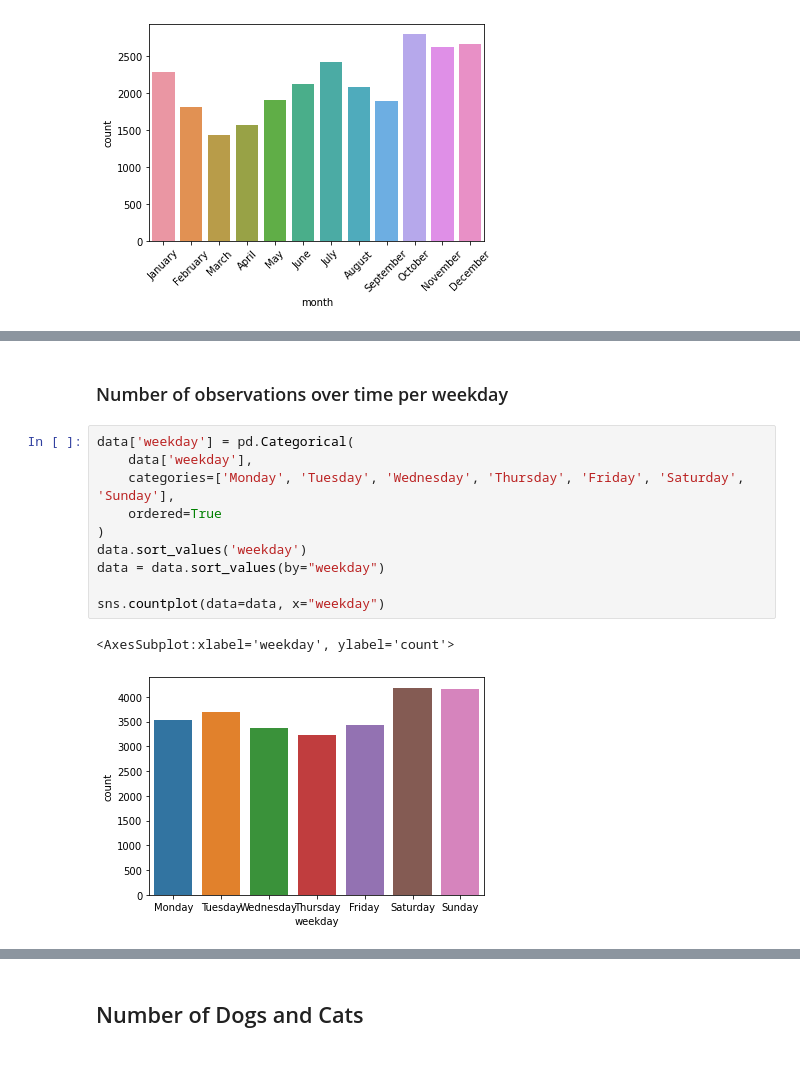
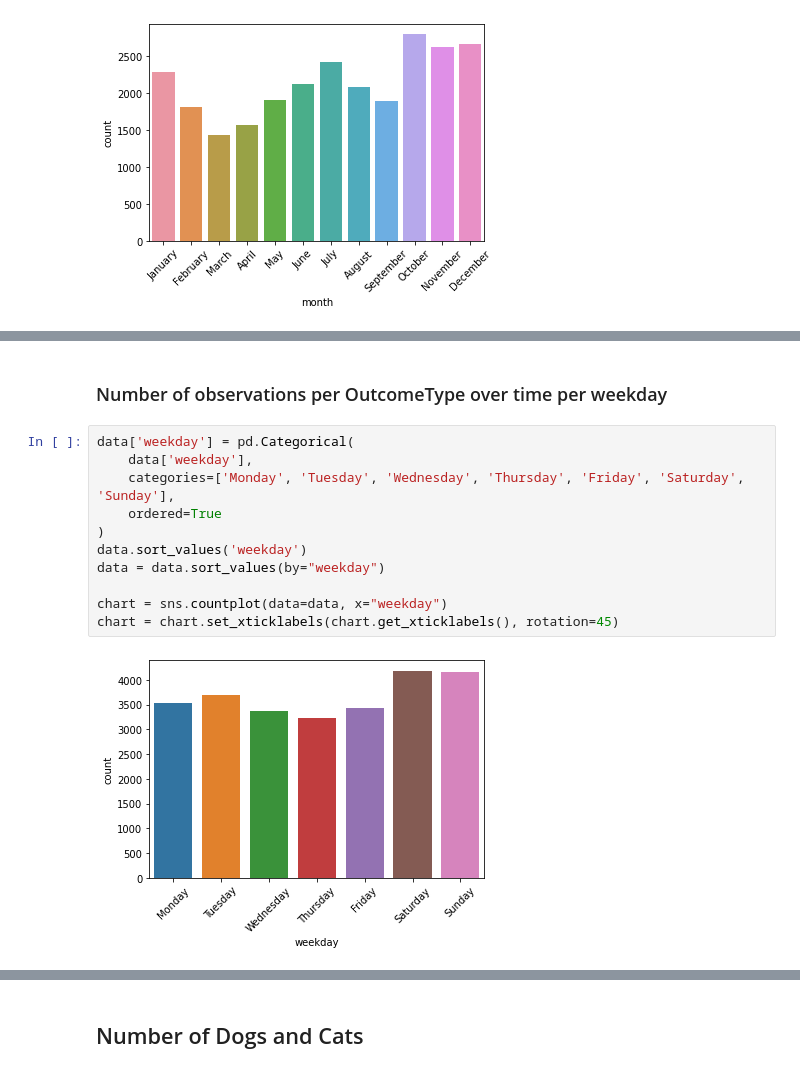
Before and after one commit to DavidSiegl/Animal-Shelter-Analysis, a Jupyter notebook: exploratory data analysis.ipynb, the cells around one changed output, grey strips where cells are left out. Saved outputs shown, nothing was run; the diff lists cells and outputs as text.

```diff
--- a/exploratory data analysis.ipynb
+++ b/exploratory data analysis.ipynb
@@ -45,15 +50,15 @@ chart = chart.set_xticklabels(chart.get_xticklabels(), rotation=45)
 # %% [markdown]
-### Number of observations over time per weekday
+### Number of observations per OutcomeType over time per weekday
 # %%
 data['weekday'] = pd.Categorical(
     data['weekday'],
     categories=['Monday', 'Tuesday', 'Wednesday', 'Thursday', 'Friday', 'Saturday', 'Sunday'],
     ordered=True
 )
 data.sort_values('weekday')
 data = data.sort_values(by="weekday")
 
-sns.countplot(data=data, x="weekday")
+chart = sns.countplot(data=data, x="weekday")
+chart = chart.set_xticklabels(chart.get_xticklabels(), rotation=45)
 # %% [output]
-<AxesSubplot:xlabel='weekday', ylabel='count'>
-[figure, old version]
+[figure, new version]
```
Also changed, not shown: parts of 40 cells of this notebook.
